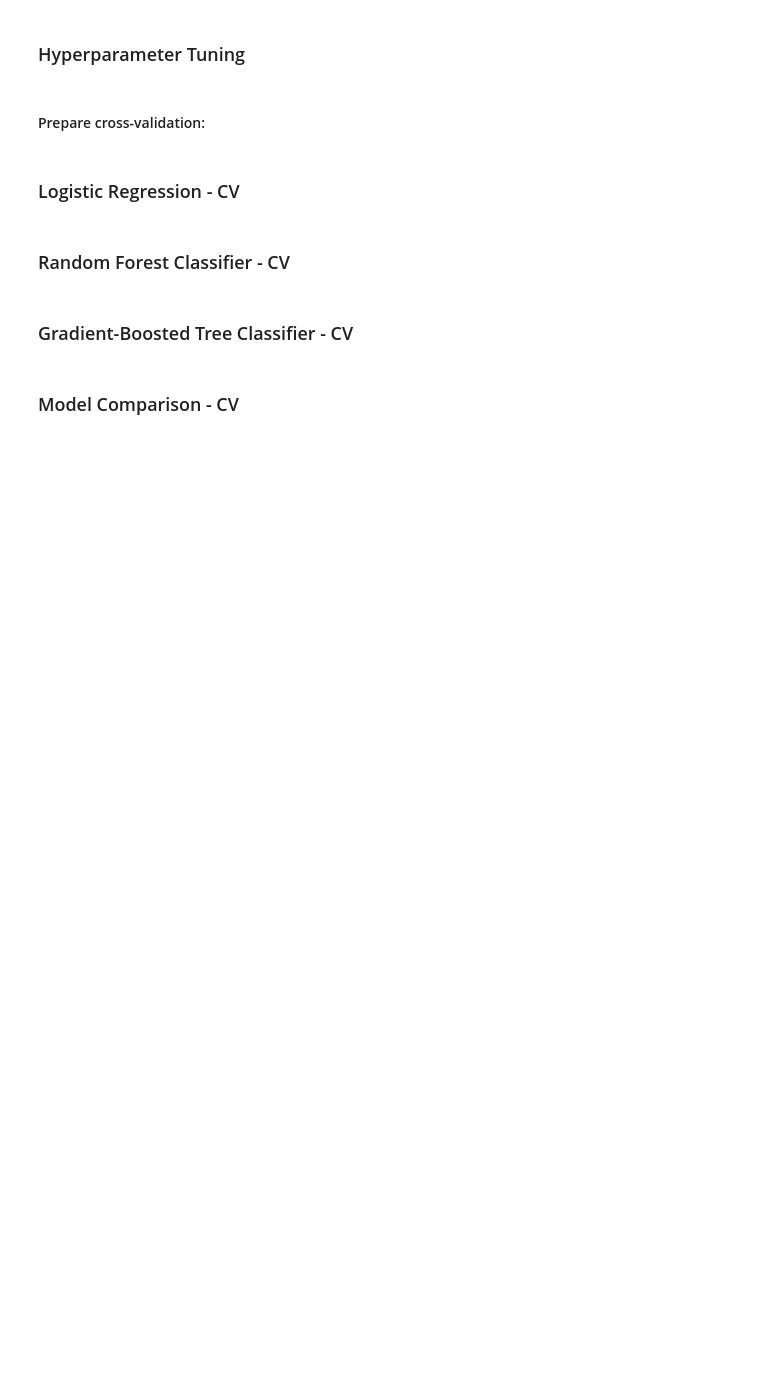
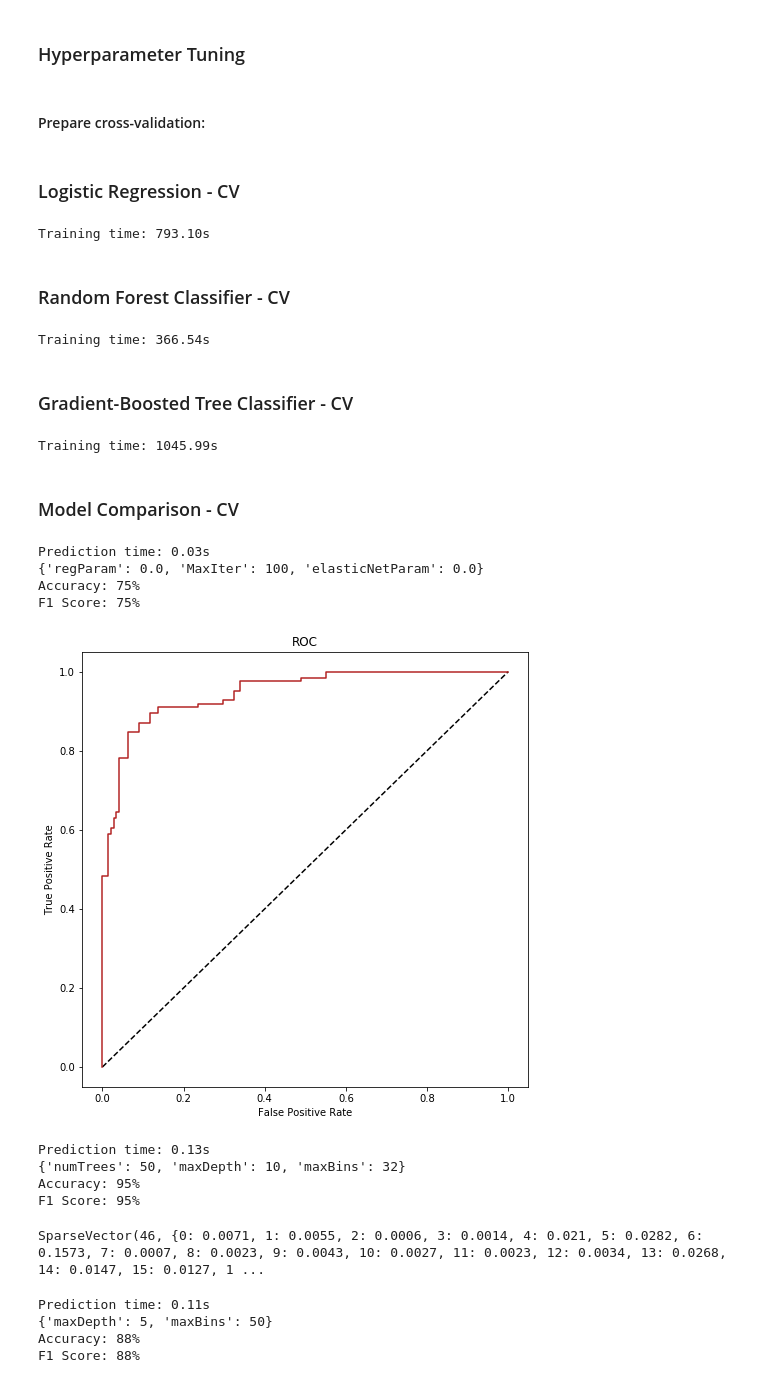
Before and after one commit to MareikeHeller/sparkify-customer-churn, a Jupyter notebook: sparkify-user-churn.ipynb, the cells around one changed output. Drawn from its saved outputs; the diff is of its cells as text; code cells hidden in the pictures; blank space fills up the shorter version.

```diff
--- a/sparkify-user-churn.ipynb
+++ b/sparkify-user-churn.ipynb
@@ -1707,7 +1770,7 @@ plt.show()
 # %% [markdown]
 #### Prepare cross-validation:
 # %%
-def tune_hyperparameters(clf, parameters, label_col, train, file_name, folds=2):
+def tune_hyperparameters(clf, parameters, label_col, train, file_name, folds=3):
     '''
     '''
     crossval = CrossValidator(estimator=clf,
@@ -1739,9 +1802,11 @@ def test_best_model(cv_model, test):
 # %% [markdown]
 ### Logistic Regression - CV
 # %%
-# default parameters maxIter=100, regParam=0.0, elasticNetParam=0.0
-lr_paramGrid = ParamGridBuilder().addGrid(lr.elasticNetParam,[0.0, 0.5]).build()
-                                 #.addGrid(lr.regParam, [0.0, 0.05]) \
-                                 #.addGrid(lr.maxIter, [10, 50, 100]) \
+lr_paramGrid = ParamGridBuilder().addGrid(lr.elasticNetParam,[0.0, 0.5, 1.0]) \
+                                 .addGrid(lr.regParam, [0.0, 0.05, 0.1]) \
+                                 .addGrid(lr.maxIter, [10, 50, 100]) \
+                                 .build()
 
 lr_cv_model = tune_hyperparameters(lr, lr_paramGrid, 'churn', train, 'lr_cv.model')
+# %% [output]
+Training time: 793.10s
@@ -1759,13 +1813,72 @@ lr_cv_model.avgMetrics
 # %% [markdown]
 ### Random Forest Classifier - CV
+# %%
+rf_paramGrid = ParamGridBuilder().addGrid(rf.numTrees,[10, 50, 100]) \
+                                 .addGrid(rf.maxDepth, [3, 5, 10, 15]) \
+                                 .addGrid(rf.maxBins, [10, 32, 50]) \
+                                 .build()
+
+rf_cv_model = tune_hyperparameters(rf, rf_paramGrid, 'churn', train, 'rf_cv.model')
+# %% [output]
+Training time: 366.54s
 # %% [markdown]
 ### Gradient-Boosted Tree Classifier - CV
+# %%
+gbt_paramGrid = ParamGridBuilder().addGrid(gbt.maxDepth,[3, 5, 10, 15]) \
+                                  .addGrid(gbt.maxBins,[10, 32, 50]) \
+                                  .build()
+
+gbt_cv_model = tune_hyperparameters(gbt, gbt_paramGrid, 'churn', train, 'gbt_cv.model')
+# %% [output]
+Training time: 1045.99s
 # %% [markdown]
 ### Model Comparison - CV
 # %%
 lr_best_model, lr_best_pred = test_best_model(lr_cv_model, test)
 lr_best_parameters = {'regParam':lr_best_model._java_obj.getRegParam(),
                       'MaxIter':lr_best_model._java_obj.getMaxIter(),
                       'elasticNetParam':lr_best_model._java_obj.getElasticNetParam()}
 print(lr_best_parameters)
 lr_best_evaluation = evaluate_model(lr_best_pred,'prediction','churn','Linear Regression')
+
+plt.figure(figsize=(8,8))
+plt.plot([0, 1], [0, 1], 'k--')
+plt.plot(lr_best_model.summary.roc.select('FPR').collect(),
+         lr_best_model.summary.roc.select('TPR').collect(), color ='firebrick')
+plt.xlabel('False Positive Rate')
+plt.ylabel('True Positive Rate')
+plt.title('ROC')
+plt.show()
+# %% [output]
+Prediction time: 0.03s
+{'regParam': 0.0, 'MaxIter': 100, 'elasticNetParam': 0.0}
+Accuracy: 75%
+F1 Score: 75%
+[figure, added]
+# %%
+rf_best_model, rf_best_pred = test_best_model(rf_cv_model, test)
+rf_best_parameters = {'numTrees':rf_best_model._java_obj.getNumTrees(),
+                      'maxDepth':rf_best_model._java_obj.getMaxDepth(),
+                      'maxBins':rf_best_model._java_obj.getMaxBins()}
+print(rf_best_parameters)
+rf_best_evaluation = evaluate_model(rf_best_pred,'prediction','churn','Random Forest')
+# %% [output]
+Prediction time: 0.13s
+{'numTrees': 50, 'maxDepth': 10, 'maxBins': 32}
+Accuracy: 95%
+F1 Score: 95%
+# %%
+rf_best_model.featureImportances
+# %% [output]
+SparseVector(46, {0: 0.0071, 1: 0.0055, 2: 0.0006, 3: 0.0014, 4: 0.021, 5: 0.0282, 6: 0.1573, 7: 0.0007, 8: 0.0023, 9: 0.0043, 10: 0.0027, 11: 0.0023, 12: 0.0034, 13: 0.0268, 14: 0.0147, 15: 0.0127, 1 ...
+# %%
+gbt_best_model, gbt_best_pred = test_best_model(gbt_cv_model, test)
+gbt_best_parameters = {'maxDepth':gbt_best_model._java_obj.getMaxDepth(),
+                       'maxBins':gbt_best_model._java_obj.getMaxBins()}
+print(gbt_best_parameters)
+gbt_best_evaluation = evaluate_model(gbt_best_pred,'prediction','churn','Gradient-Boosted Tree')
+# %% [output]
+Prediction time: 0.11s
+{'maxDepth': 5, 'maxBins': 50}
+Accuracy: 88%
+F1 Score: 88%
```
Also changed, not shown: parts of 29 cells of this notebook.
